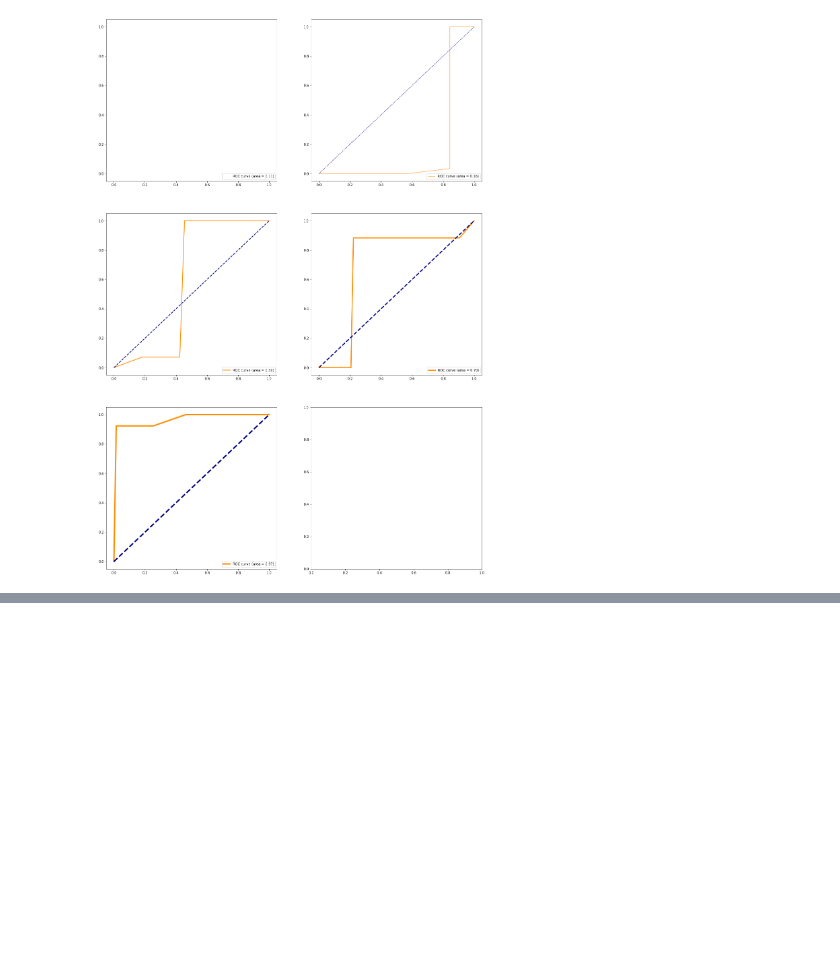
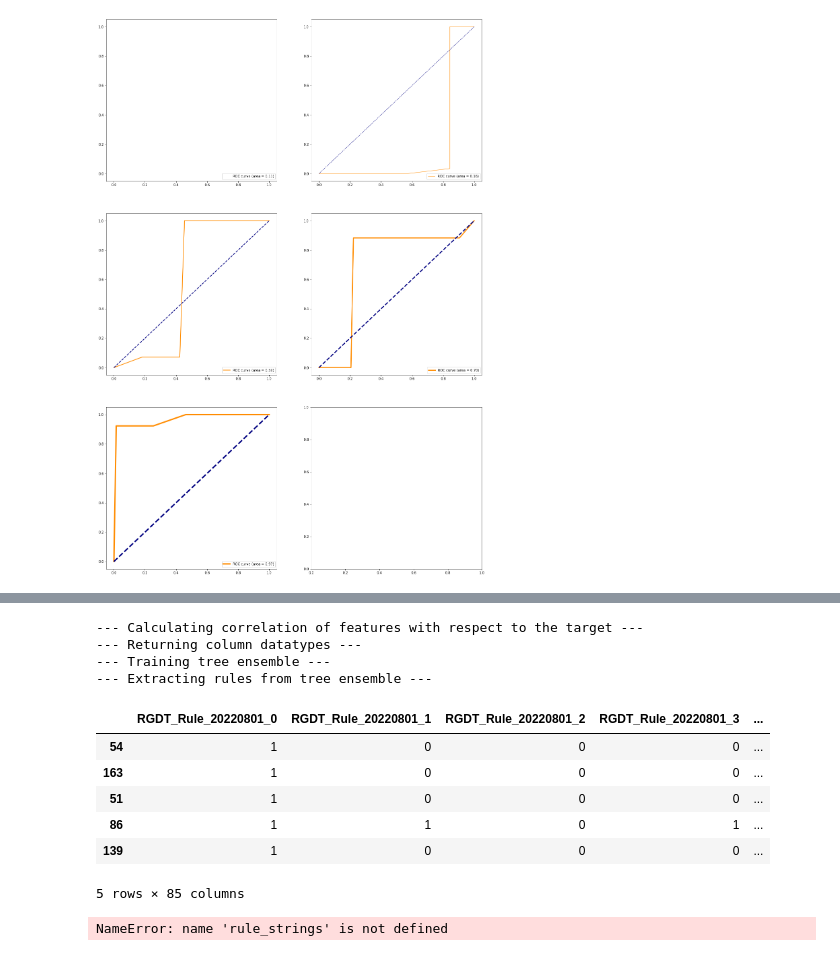
Before and after one commit to Addma/EECS4412-Project, a Jupyter notebook: task3.ipynb, the cells around one changed output, grey strips where cells are left out. Drawn from its saved outputs; the diff is of its cells as text; code cells hidden in the pictures; blank space fills up the shorter version.

```diff
--- a/task3.ipynb
+++ b/task3.ipynb
@@ -127,0 +202,39 @@ X_train, X_test, y_train, y_test = train_test_split(
+# %%
+p = Precision()
+f1 = FScore(beta=1)
+# %%
+params = {
+    'metric': f1.fit,
+    'n_total_conditions': 33,
+    'tree_ensemble': RandomForestClassifier(n_estimators=10, random_state=0),
+    'target_feat_corr_types': 'Infer',
+    'num_cores': 4,
+    'verbose': 1
+}
+# %%
+rg = RuleGeneratorDT(**params)
+# %%
+X_rules_gen_train = rg.fit(
+    X=X_train,
+    y=y_train.astype('int'),
+)
+# %% [output]
+--- Calculating correlation of features with respect to the target ---
+--- Returning column datatypes ---
+--- Training tree ensemble ---
+--- Extracting rules from tree ensemble ---
+# %%
+X_rules_gen_train.head()
+# %% [output]
+|  | RGDT_Rule_20220801_0 | RGDT_Rule_20220801_1 | RGDT_Rule_20220801_2 | RGDT_Rule_20220801_3 | ... |
+| 54 | 1 | 0 | 0 | 0 | ... |
+| 163 | 1 | 0 | 0 | 0 | ... |
+| 51 | 1 | 0 | 0 | 0 | ... |
+| 86 | 1 | 1 | 0 | 1 | ... |
+| 139 | 1 | 0 | 0 | 0 | ... |
+5 rows × 85 columns
+# %%
+with open('dummy_data/rule_strings.pkl', 'rb') as f:
+    rule_strings = pickle.load(f)
+# %% [output]
+NameError: name 'rule_strings' is not defined
```
Also changed, not shown: parts of 10 cells of this notebook.
